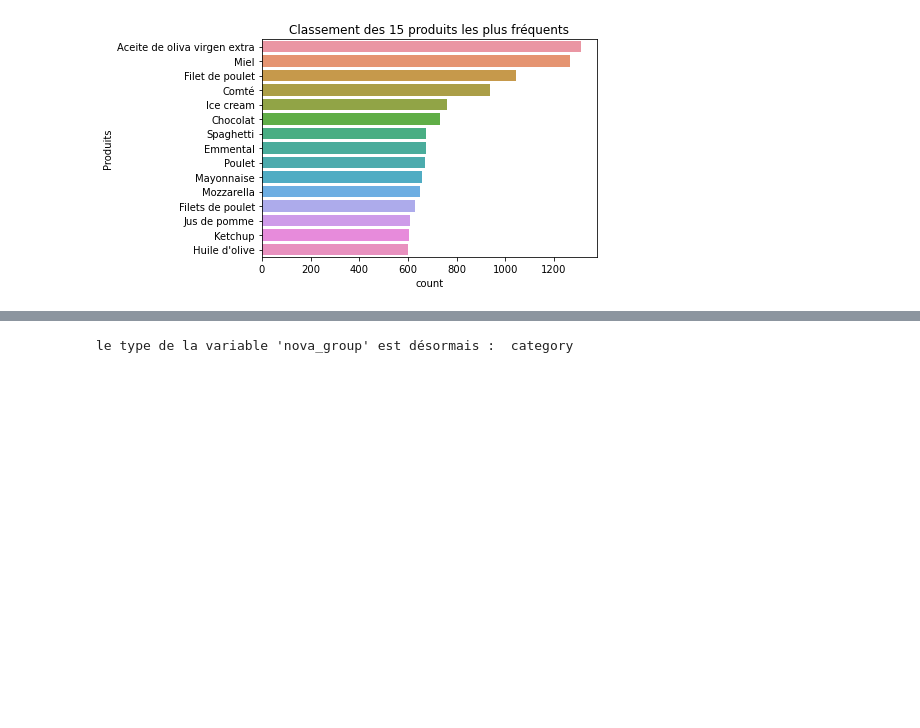
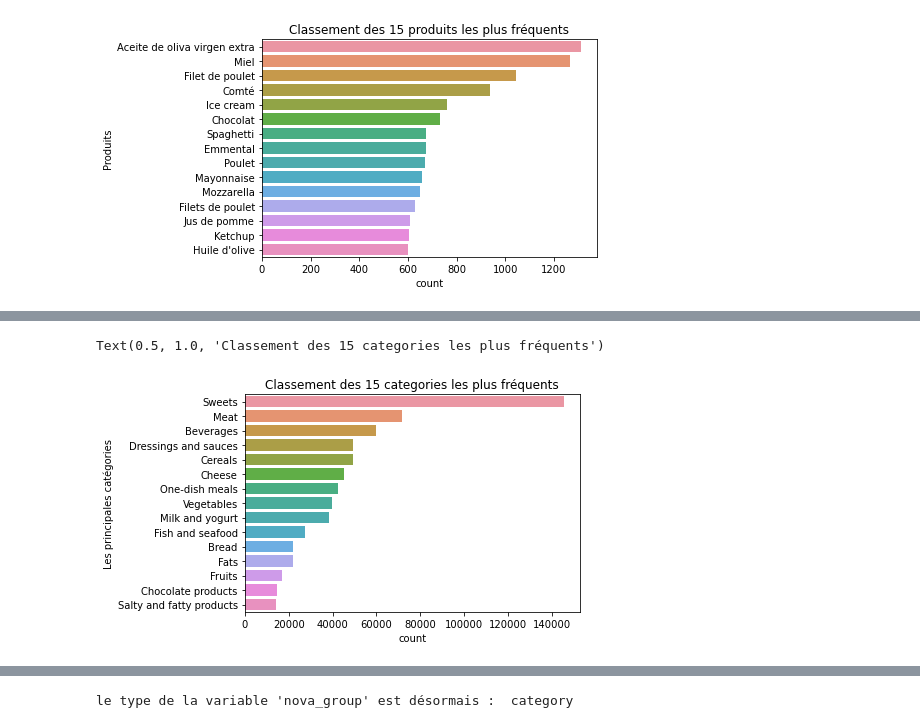
Before and after one commit to Soumaya-kh/Open_Food_Facts, a Jupyter notebook: PSanté_02_notebooknettoyage.ipynb, the cells around one changed output, grey strips where cells are left out. Cells and saved outputs as stored; diff of their text form; code cells hidden in the pictures; blank space fills up the shorter version.

```diff
--- a/PSanté_02_notebooknettoyage.ipynb
+++ b/PSanté_02_notebooknettoyage.ipynb
@@ -269,0 +267,13 @@ Text(0.5, 1.0, 'Classement des 15 produits les plus fréquents')
+# %%
+#remplacer "Other categories" par "np.NaN"
+new_big_df = new_big_df.apply(lambda x: x.str.strip() if x.dtype == "object" else x)
+new_big_df['final_categories'] = new_big_df['final_categories'].map(lambda x: np.nan if x=="Other categories"  else x)
+# %%
+#retracer le classement des catégories
+plt.figure(figsize=(6, 4))
+sns.countplot(y='final_categories', data=new_big_df, order=pd.value_counts(new_big_df['final_categories']).iloc[:15].index)
+plt.ylabel("Les principales catégories")
+plt.title("Classement des 15 categories les plus fréquents")
+# %% [output]
+Text(0.5, 1.0, 'Classement des 15 categories les plus fréquents')
+[figure, added]
```
Also changed, not shown: parts of 111 cells of this notebook.
